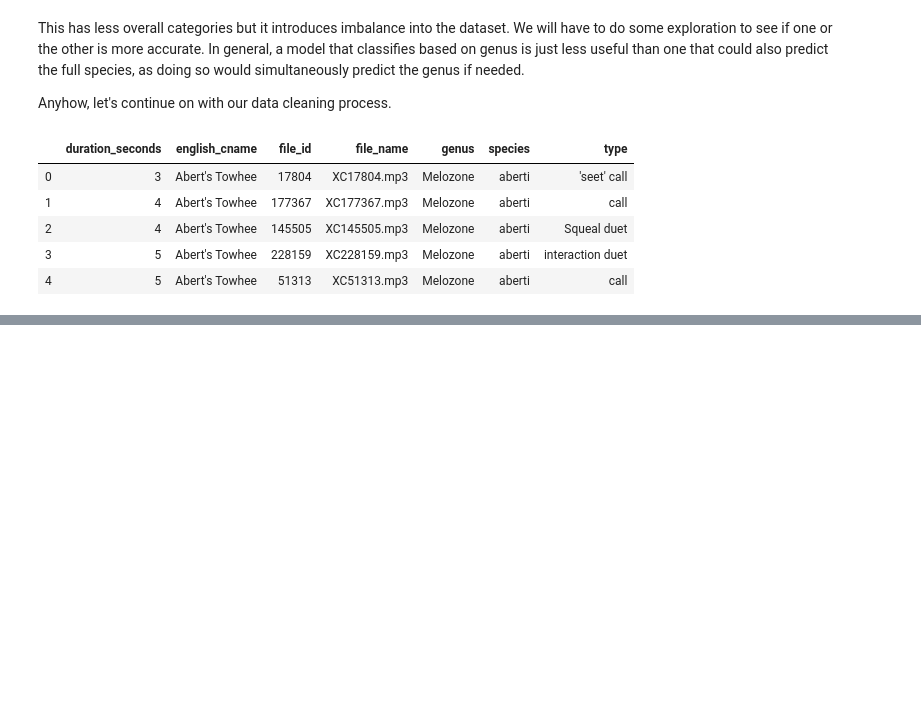
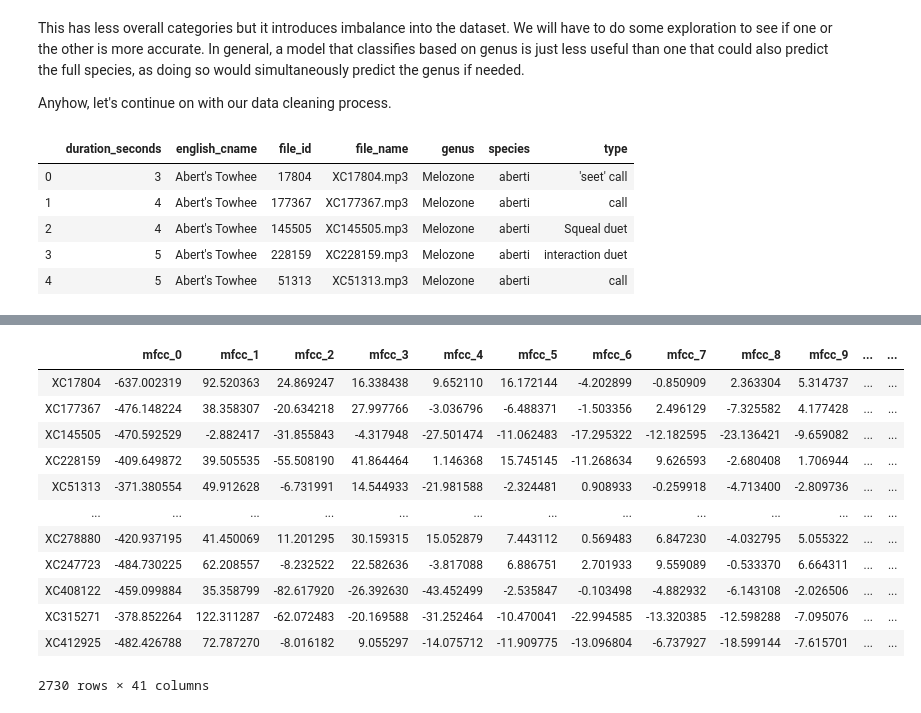
Before and after one commit to bbjornstad-flatiron/flatiron-mod5-project, a Jupyter notebook: feature_extraction_and_eda.ipynb, the cells around one changed output, grey strips where cells are left out. Drawn from its saved outputs; the diff is of its cells as text; code cells hidden in the pictures; blank space fills up the shorter version.

```diff
--- a/feature_extraction_and_eda.ipynb
+++ b/feature_extraction_and_eda.ipynb
@@ -102,0 +120,3 @@ mfcc_df.head()
+# %%
+mfcc_df_fix = mfcc_df.iloc[:,40:]
+mfcc_df_fix.columns = mfcc_cols
@@ -102,0 +135,16 @@ mfcc_df.head()
+# %%
+mfcc_df_fix
+# %% [output]
+|  | mfcc_0 | mfcc_1 | mfcc_2 | mfcc_3 | mfcc_4 | mfcc_5 | mfcc_6 | mfcc_7 | mfcc_8 | mfcc_9 | ... | ... |
+| XC17804 | -637.002319 | 92.520363 | 24.869247 | 16.338438 | 9.652110 | 16.172144 | -4.202899 | -0.850909 | 2.363304 | 5.314737 | ... | ... |
+| XC177367 | -476.148224 | 38.358307 | -20.634218 | 27.997766 | -3.036796 | -6.488371 | -1.503356 | 2.496129 | -7.325582 | 4.177428 | ... | ... |
+| XC145505 | -470.592529 | -2.882417 | -31.855843 | -4.317948 | -27.501474 | -11.062483 | -17.295322 | -12.182595 | -23.136421 | -9.659082 | ... | ... |
+| XC228159 | -409.649872 | 39.505535 | -55.508190 | 41.864464 | 1.146368 | 15.745145 | -11.268634 | 9.626593 | -2.680408 | 1.706944 | ... | ... |
+| XC51313 | -371.380554 | 49.912628 | -6.731991 | 14.544933 | -21.981588 | -2.324481 | 0.908933 | -0.259918 | -4.713400 | -2.809736 | ... | ... |
+| ... | ... | ... | ... | ... | ... | ... | ... | ... | ... | ... | ... | ... |
+| XC278880 | -420.937195 | 41.450069 | 11.201295 | 30.159315 | 15.052879 | 7.443112 | 0.569483 | 6.847230 | -4.032795 | 5.055322 | ... | ... |
+| XC247723 | -484.730225 | 62.208557 | -8.232522 | 22.582636 | -3.817088 | 6.886751 | 2.701933 | 9.559089 | -0.533370 | 6.664311 | ... | ... |
+| XC408122 | -459.099884 | 35.358799 | -82.617920 | -26.392630 | -43.452499 | -2.535847 | -0.103498 | -4.882932 | -6.143108 | -2.026506 | ... | ... |
+| XC315271 | -378.852264 | 122.311287 | -62.072483 | -20.169588 | -31.252464 | -10.470041 | -22.994585 | -13.320385 | -12.598288 | -7.095076 | ... | ... |
+| XC412925 | -482.426788 | 72.787270 | -8.016182 | 9.055297 | -14.075712 | -11.909775 | -13.096804 | -6.737927 | -18.599144 | -7.615701 | ... | ... |
+2730 rows × 41 columns
```
Also changed, not shown: parts of 28 cells of this notebook, 1 other file.
